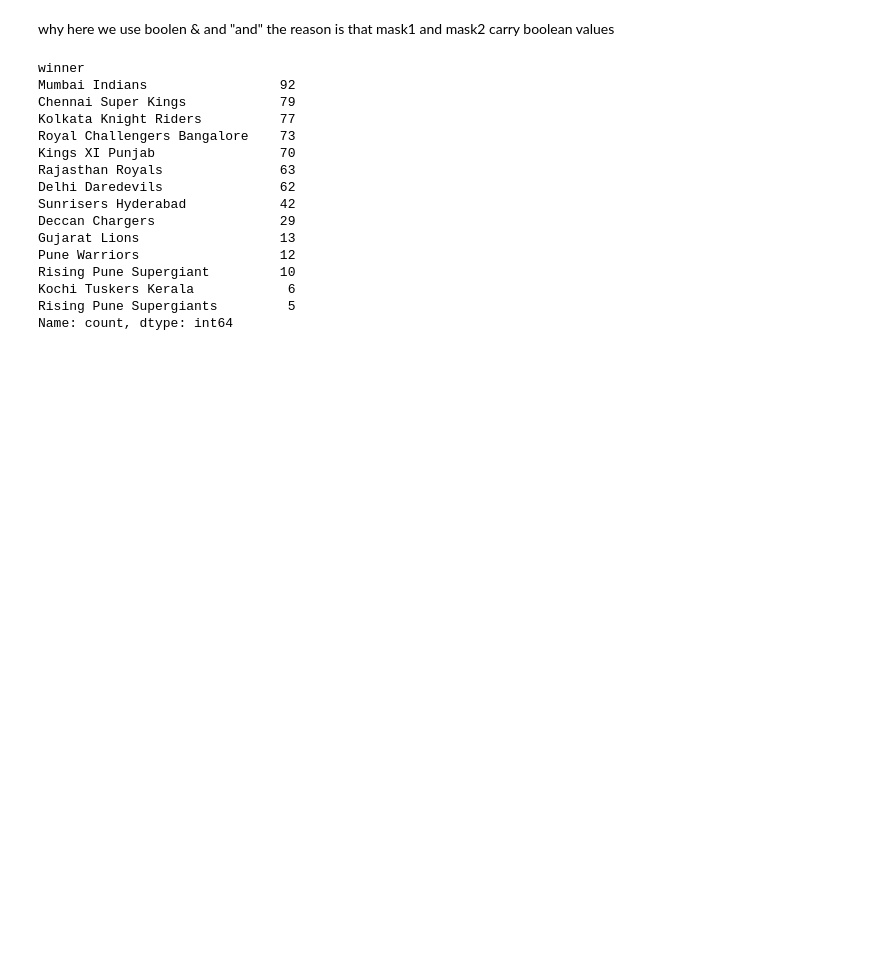
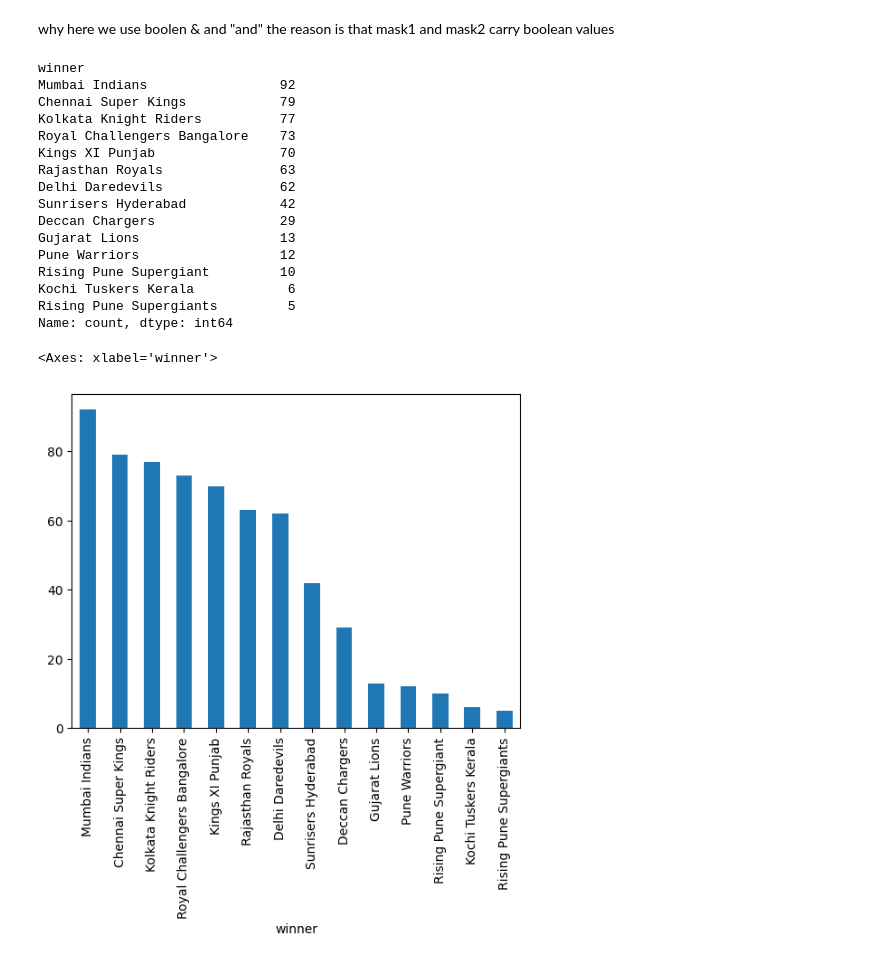
Before and after one commit to himanshisrestha/Numpy, a Jupyter notebook: IPL analysis (1).ipynb, the cells around one changed output. Saved outputs shown, nothing was run; the diff lists cells and outputs as text; code cells hidden in the pictures; blank space fills up the shorter version.

```diff
--- a/IPL analysis (1).ipynb
+++ b/IPL analysis (1).ipynb
@@ -370,0 +375,5 @@ Name: count, dtype: int64
+# %%
+data['winner'].value_counts().plot(kind='bar')
+# %% [output]
+<Axes: xlabel='winner'>
+[figure, added]
```
Also changed, not shown: parts of 29 cells of this notebook.
